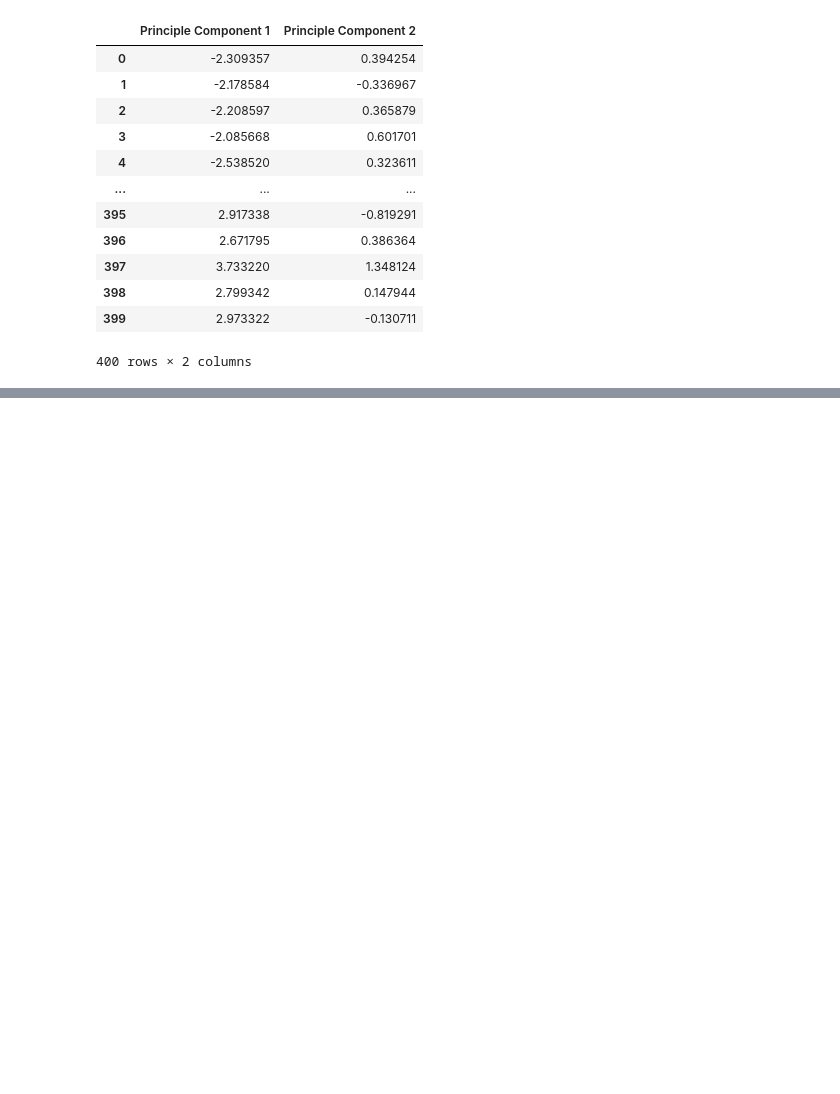
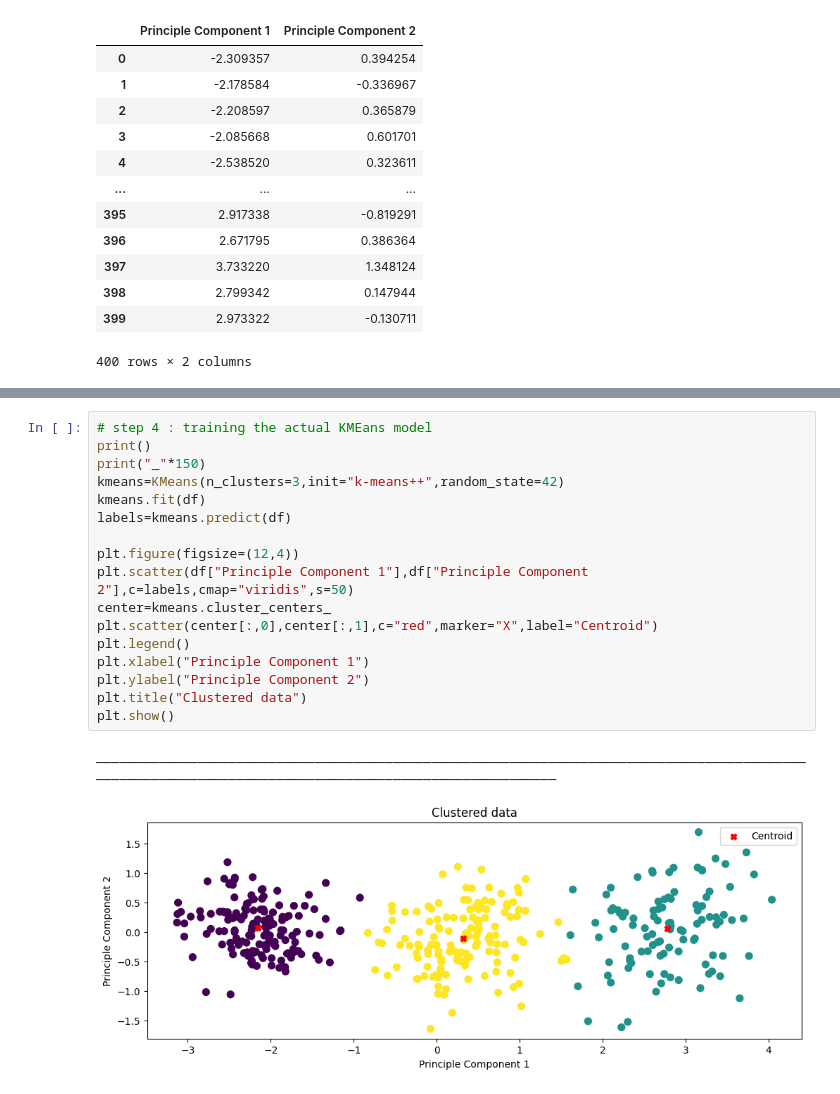
Before and after one commit to YS-Pundir/Machine-Learning-Foundations, a Jupyter notebook: Patient Risk Segmentation Using K-Means/model.ipynb, the cells around one changed output, grey strips where cells are left out. Cells and saved outputs as stored; diff of their text form; blank space fills up the shorter version.

```diff
--- a/Patient Risk Segmentation Using K-Means/model.ipynb
+++ b/Patient Risk Segmentation Using K-Means/model.ipynb
@@ -101,0 +102,20 @@ ________________________________________________________________________________
+# %%
+# step 4 : training the actual KMEans model
+print()
+print("_"*150)
+kmeans=KMeans(n_clusters=3,init="k-means++",random_state=42)
+kmeans.fit(df)
+labels=kmeans.predict(df)
+
+plt.figure(figsize=(12,4))
+plt.scatter(df["Principle Component 1"],df["Principle Component 2"],c=labels,cmap="viridis",s=50)
+center=kmeans.cluster_centers_
+plt.scatter(center[:,0],center[:,1],c="red",marker="X",label="Centroid")
+plt.legend()
+plt.xlabel("Principle Component 1")
+plt.ylabel("Principle Component 2")
+plt.title("Clustered data")
+plt.show()
+# %% [output]
+______________________________________________________________________________________________________________________________________________________
+[figure, added]
```
Also changed, not shown: parts of 2 cells of this notebook.
